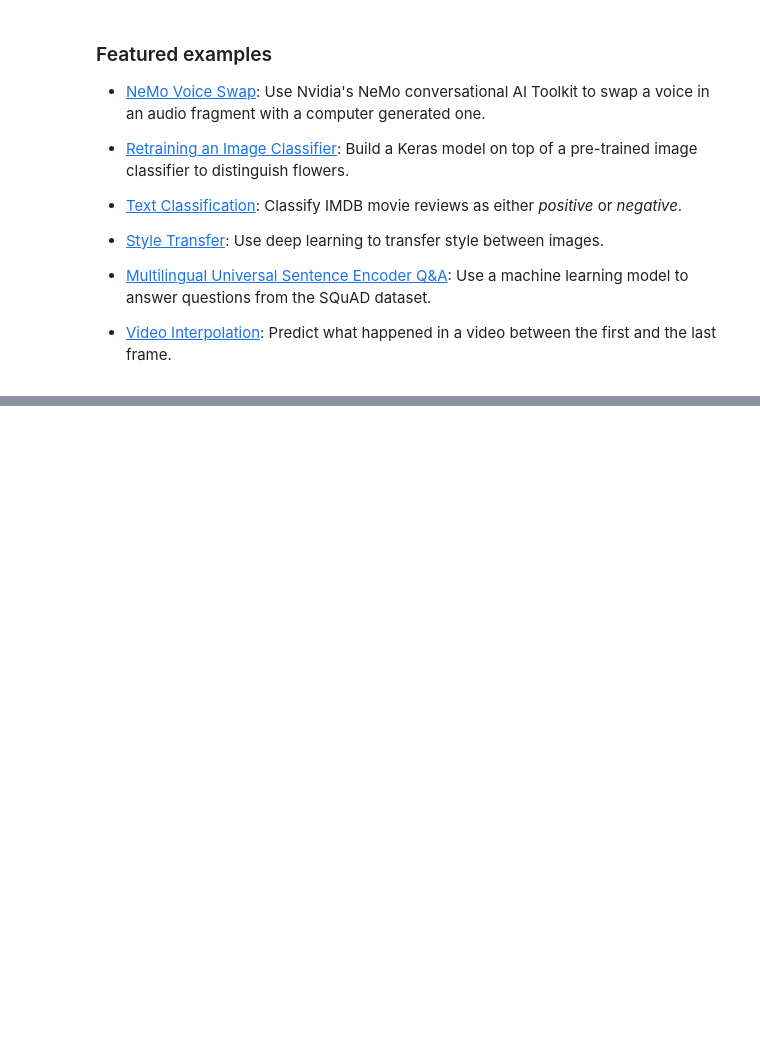
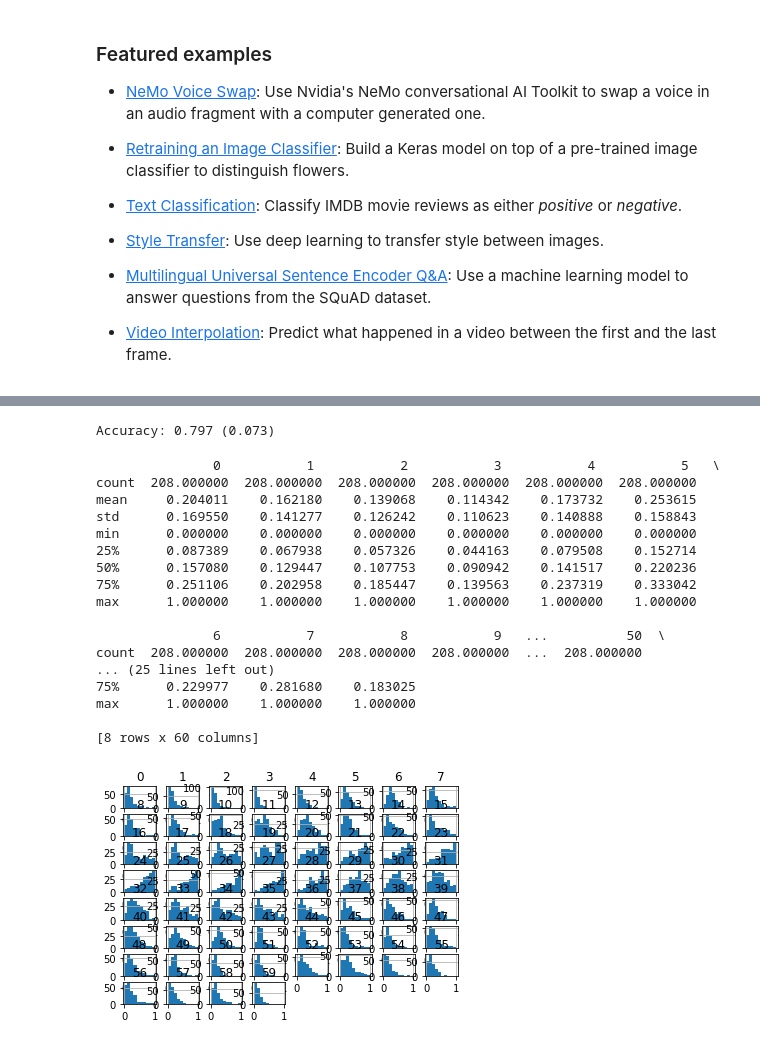
Before and after one commit to jomolrk/Machine_Learning_Lab, a Jupyter notebook: Welcome_To_Colaboratory.ipynb, the cells around one changed output, grey strips where cells are left out. Cells and saved outputs as stored; diff of their text form; code cells hidden in the pictures; blank space fills up the shorter version.

```diff
--- a/Welcome_To_Colaboratory.ipynb
+++ b/Welcome_To_Colaboratory.ipynb
@@ -243,0 +357,67 @@ data.apply(stats.zscore)
+# %%
+from numpy import mean
+from numpy import std
+from pandas import read_csv
+from sklearn.model_selection import cross_val_score
+from sklearn.model_selection import RepeatedStratifiedKFold
+from sklearn.neighbors import KNeighborsClassifier
+from sklearn.preprocessing import LabelEncoder
+from matplotlib import pyplot
+# load dataset
+url = "https://raw.githubusercontent.com/jbrownlee/Datasets/master/sonar.csv"
+dataset = read_csv(url, header=None)
+data = dataset.values
+# separate into input and output columns
+X, y = data[:, :-1], data[:, -1]
+# ensure inputs are floats and output is an integer label
+X = X.astype('float32')
+y = LabelEncoder().fit_transform(y.astype('str'))
+# define and configure the model
+model = KNeighborsClassifier()
+# evaluate the model
+cv = RepeatedStratifiedKFold(n_splits=10, n_repeats=3, random_state=1)
+n_scores = cross_val_score(model, X, y, scoring='accuracy', cv=cv, n_jobs=-1, error_score='raise')
+# report model performance
+print('Accuracy: %.3f (%.3f)' % (mean(n_scores), std(n_scores)))
+# %% [output]
+Accuracy: 0.797 (0.073)
+# %%
+from pandas import read_csv
+from pandas import DataFrame
+from pandas.plotting import scatter_matrix
+from sklearn.preprocessing import MinMaxScaler
+from matplotlib import pyplot
+# load dataset
+url = "https://raw.githubusercontent.com/jbrownlee/Datasets/master/sonar.csv"
+dataset = read_csv(url, header=None)
+# retrieve just the numeric input values
+data = dataset.values[:, :-1]
+# perform a robust scaler transform of the dataset
+trans = MinMaxScaler()
+data = trans.fit_transform(data)
+# convert the array back to a dataframe
+dataset = DataFrame(data)
+# summarize
+print(dataset.describe())
+# histograms of the variables
+dataset.hist()
+pyplot.show()
+# %% [output]
+               0           1           2           3           4           5   \
+count  208.000000  208.000000  208.000000  208.000000  208.000000  208.000000
+mean     0.204011    0.162180    0.139068    0.114342    0.173732    0.253615
+std      0.169550    0.141277    0.126242    0.110623    0.140888    0.158843
+min      0.000000    0.000000    0.000000    0.000000    0.000000    0.000000
+25%      0.087389    0.067938    0.057326    0.044163    0.079508    0.152714
+50%      0.157080    0.129447    0.107753    0.090942    0.141517    0.220236
+75%      0.251106    0.202958    0.185447    0.139563    0.237319    0.333042
+max      1.000000    1.000000    1.000000    1.000000    1.000000    1.000000
+
+               6           7           8           9   ...          50  \
+count  208.000000  208.000000  208.000000  208.000000  ...  208.000000
+... (25 lines left out)
+75%      0.229977    0.281680    0.183025
+max      1.000000    1.000000    1.000000
+
+[8 rows x 60 columns]
+[figure, added]
```
Also changed, not shown: parts of 19 cells of this notebook.
